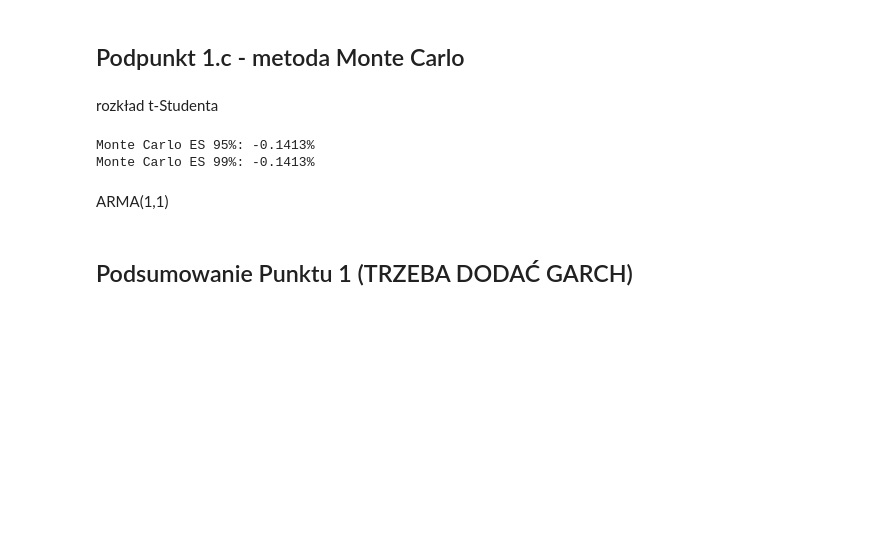
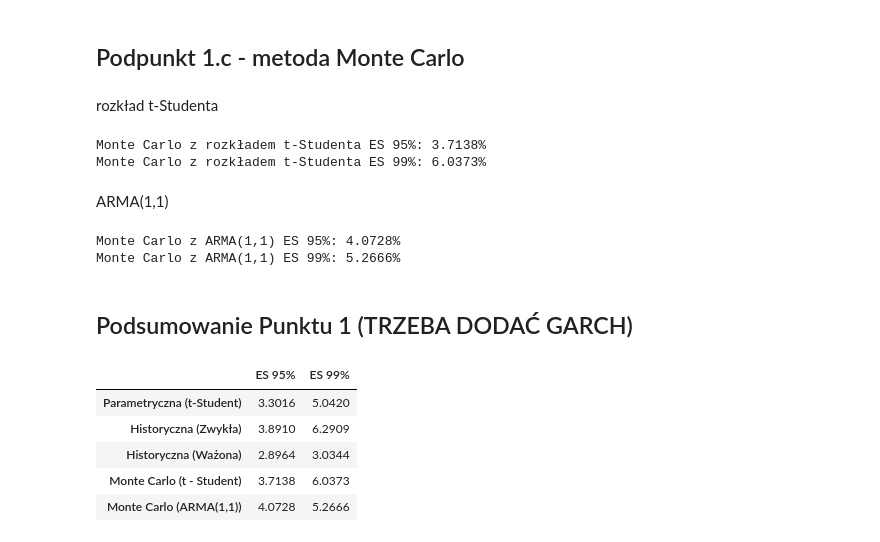
Before and after one commit to werpyr1003/Zarz-dzanie_ryzykiem_McDonald_Corporation, a Jupyter notebook: Projekt_3/prez_3.ipynb, the cells around one changed output. Cells and saved outputs as stored; diff of their text form; code cells hidden in the pictures; blank space fills up the shorter version.

```diff
--- a/Projekt_3/prez_3.ipynb
+++ b/Projekt_3/prez_3.ipynb
@@ -622,8 +706,8 @@ for _ in range(N):
     VaR_mc_99_t = np.percentile(simulated_returns, 100 * 0.99)
 
     # Przefiltruj dane, które przekraczają VaR (dla 95% i 99%)
-    exceed_VaR_mc_95_t = sorted_returns[sorted_returns < VaR_mc_95_t]
-    exceed_VaR_mc_99_t = sorted_returns[sorted_returns < VaR_mc_95_t]
+    exceed_VaR_mc_95_t = simulated_returns[simulated_returns > VaR_mc_95_t]
+    exceed_VaR_mc_99_t = simulated_returns[simulated_returns > VaR_mc_99_t]
 
     # Oblicz średnią z tych strat (EVaR)
     ES_mc_95_t_sample = np.mean(exceed_VaR_mc_95_t)
@@ -635,11 +719,11 @@ for _ in range(N):
 ES_mc_95_t = np.mean(ES_mc_95_t_list)
 ES_mc_99_t = np.mean(ES_mc_99_t_list)
 
-print(f"Monte Carlo ES 95%: {ES_mc_95_t*100:.4f}%")
-print(f"Monte Carlo ES 99%: {ES_mc_99_t*100:.4f}%")
+print(f"Monte Carlo z rozkładem t-Studenta ES 95%: {ES_mc_95_t*100:.4f}%")
+print(f"Monte Carlo z rozkładem t-Studenta ES 99%: {ES_mc_99_t*100:.4f}%")
 # %% [output]
-Monte Carlo ES 95%: -0.1413%
-Monte Carlo ES 99%: -0.1413%
+Monte Carlo z rozkładem t-Studenta ES 95%: 3.7138%
+Monte Carlo z rozkładem t-Studenta ES 99%: 6.0373%
 # %% [markdown]
 ARMA(1,1)
 # %%
@@ -678,5 +762,47 @@ VaR_mc_99 = np.percentile(simulated_returns, 100 * 0.99)
 
 ES_mc_95 = simulated_returns[simulated_returns >= VaR_mc_95].mean()
 ES_mc_99 = simulated_returns[simulated_returns >= VaR_mc_99].mean()
+
+print(f"Monte Carlo z ARMA(1,1) ES 95%: {ES_mc_95*100:.4f}%")
+print(f"Monte Carlo z ARMA(1,1) ES 99%: {ES_mc_99*100:.4f}%")
+# %% [output]
+Monte Carlo z ARMA(1,1) ES 95%: 4.0728%
+Monte Carlo z ARMA(1,1) ES 99%: 5.2666%
 # %% [markdown]
 ## Podsumowanie Punktu 1 (TRZEBA DODAĆ GARCH)
+# %%
+import pandas as pd
+
+# Dane: wpisujemy wartości VaR w procentach
+es_results = pd.DataFrame({
+    "ES 95%": [
+        ES_95 * 100,  # Parametryczna (t - Student)
+        ES_hist_95*100,  # Historyczna (Zwykła)
+        ES_weighted_95*100, # Historyczna (Ważona)
+        ES_mc_95_t*100,  # Monte Carlo (t - Student)
+        ES_mc_95*100  # Monte Carlo (ARMA(1,1))
+    ],
+    "ES 99%": [
+        ES_99 * 100,  # Parametryczna (t - Student)
+        ES_hist_99*100,  # Historyczna (Zwykła)
+        ES_weighted_99*100, # Historyczna (Ważona)
+        ES_mc_99_t*100,  # Monte Carlo (t - Student)
+        ES_mc_99*100  # Monte Carlo (ARMA(1,1))
+    ]
+}, index=[
+    "Parametryczna (t-Student)",
+    "Historyczna (Zwykła)",
+    "Historyczna (Ważona)",
+    "Monte Carlo (t - Student)",
+    "Monte Carlo (ARMA(1,1))"
+])
+
+# Wyświetlenie tabeli
+es_results.round(4)
+# %% [output]
+|  | ES 95% | ES 99% |
+| Parametryczna (t-Student) | 3.3016 | 5.0420 |
+| Historyczna (Zwykła) | 3.8910 | 6.2909 |
+| Historyczna (Ważona) | 2.8964 | 3.0344 |
+| Monte Carlo (t - Student) | 3.7138 | 6.0373 |
+| Monte Carlo (ARMA(1,1)) | 4.0728 | 5.2666 |
```
Also changed, not shown: parts of 13 cells of this notebook.
